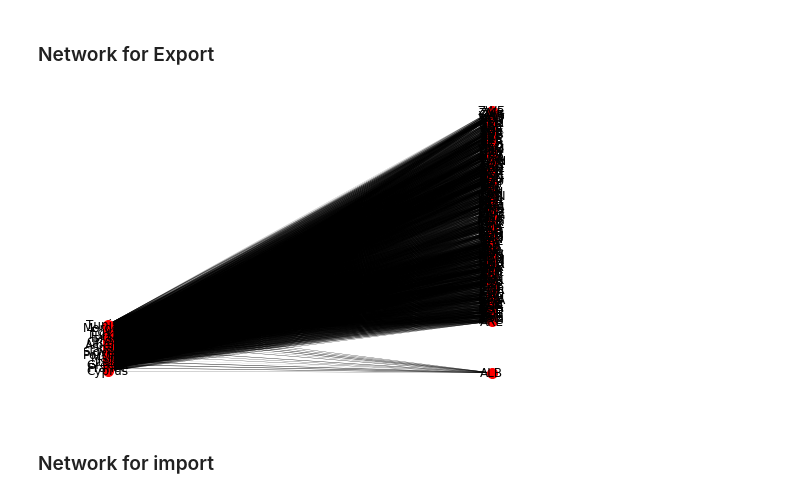
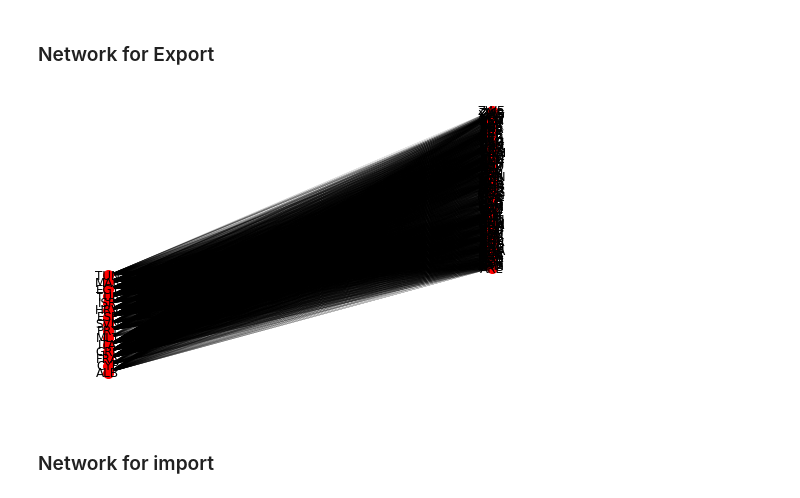
Before and after one commit to federiconutarelli/mena, a Jupyter notebook: LAVORO_MENA_DEFINITIVO.ipynb, the cells around one changed output. Cells and saved outputs as stored; diff of their text form; code cells hidden in the pictures.

```diff
--- a/LAVORO_MENA_DEFINITIVO.ipynb
+++ b/LAVORO_MENA_DEFINITIVO.ipynb
@@ -268,22 +274,22 @@ for key in edge_W:
 # %%
 pos = nx.random_layout(G_w_exp, dim =2)
 i=0
 j=0
 for key in pos:
     if key in paesi_mena:
         i = 1
         pos[key]= [i,j]
-        j=j+200
+        j=j+500
     if key not in paesi_mena:
         i = 2
         pos[key]= [i,j]
         j=j+100
 
 
 
 nx.draw(G_w_exp, pos=pos, width=weights, node_size=100, with_labels=True)
 # %% [output]
-[figure, old version]
+[figure, new version]
 # %%
 #nx.write_edgelist(G_w_exp,'grafo.csv', data=False)
 #writing edgelist for visualization in Gephi
```
Also changed, not shown: parts of 17 cells of this notebook.
